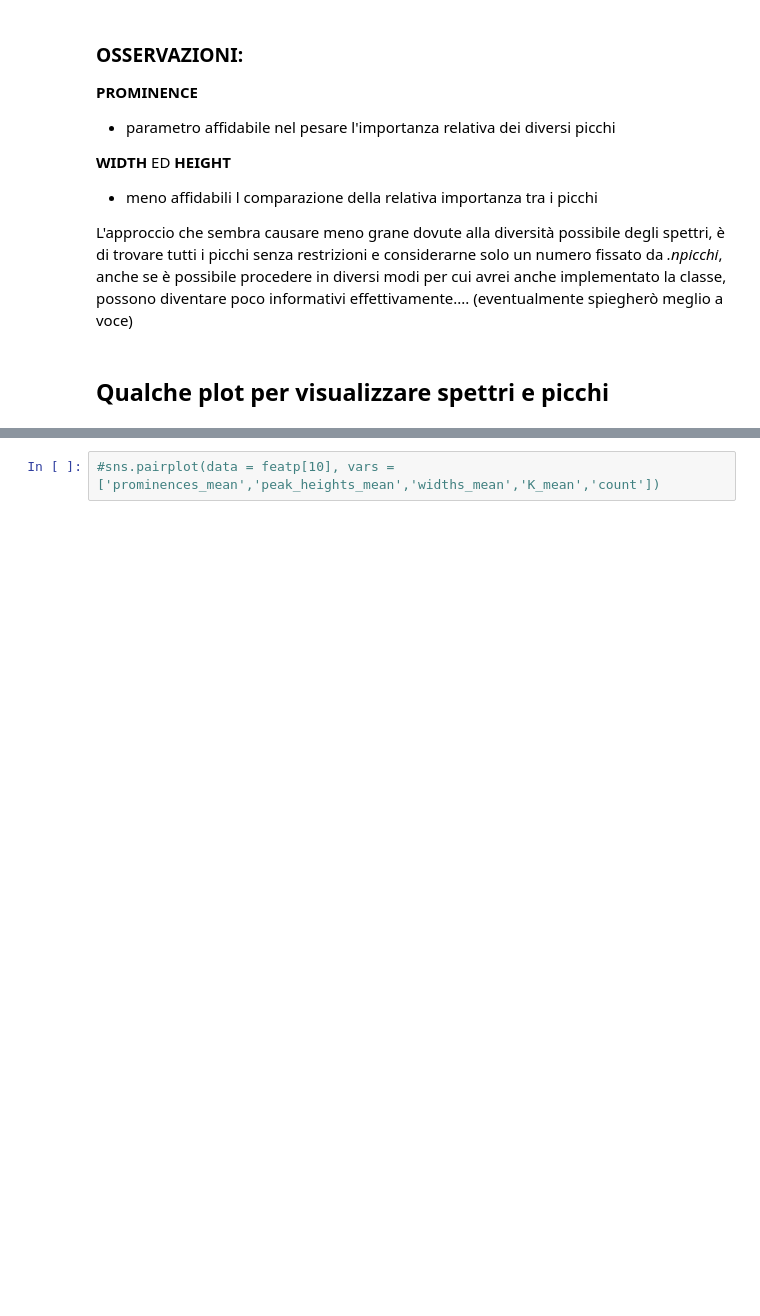
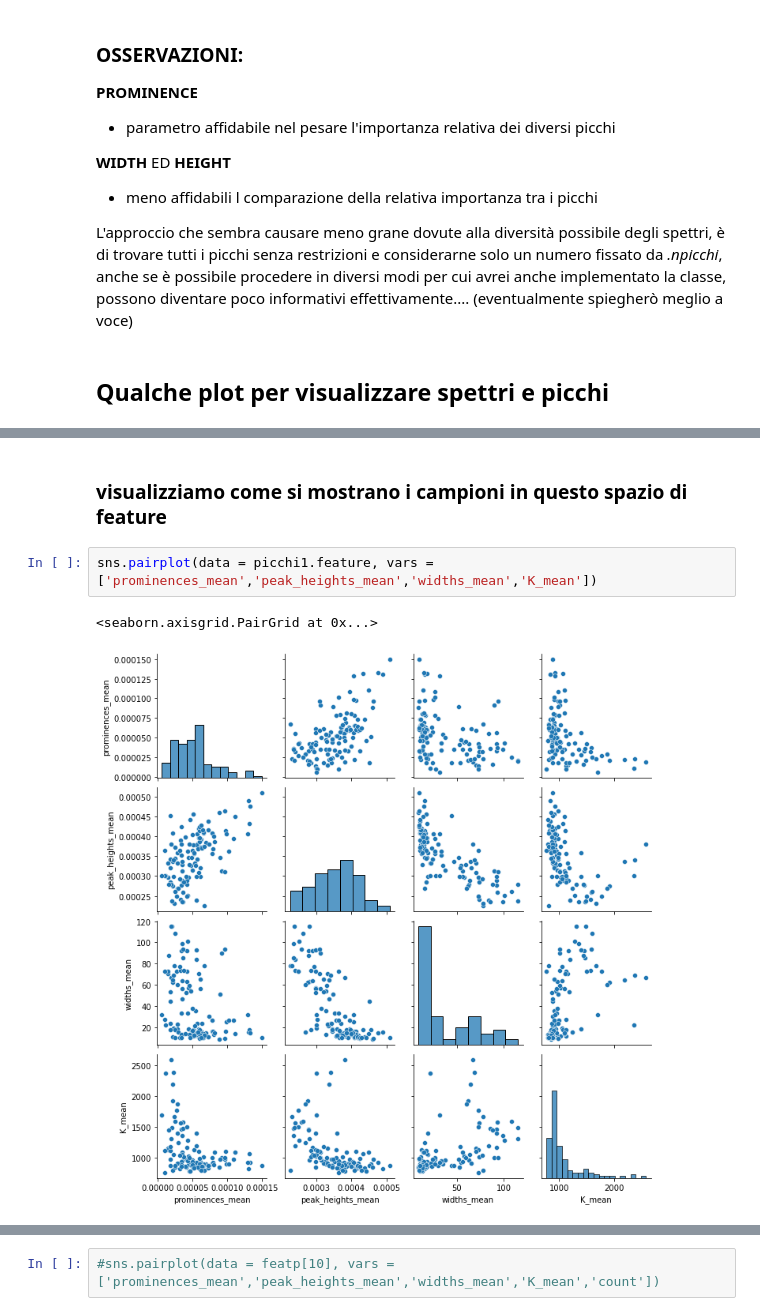
Before and after one commit to wesleyunitn/pythonProject, a Jupyter notebook: notebook/eda1.ipynb, the cells around one changed output, grey strips where cells are left out. Cells and saved outputs as stored; diff of their text form; blank space fills up the shorter version.

```diff
--- a/notebook/eda1.ipynb
+++ b/notebook/eda1.ipynb
@@ -200,0 +230,7 @@ picchi1.feature.head()
+# %% [markdown]
+### visualizziamo come si mostrano i campioni in questo spazio di feature
+# %%
+sns.pairplot(data = picchi1.feature, vars = ['prominences_mean','peak_heights_mean','widths_mean','K_mean'])
+# %% [output]
+<seaborn.axisgrid.PairGrid at 0x...>
+[figure, added]
```
Also changed, not shown: parts of 14 cells of this notebook, 6 other files.
